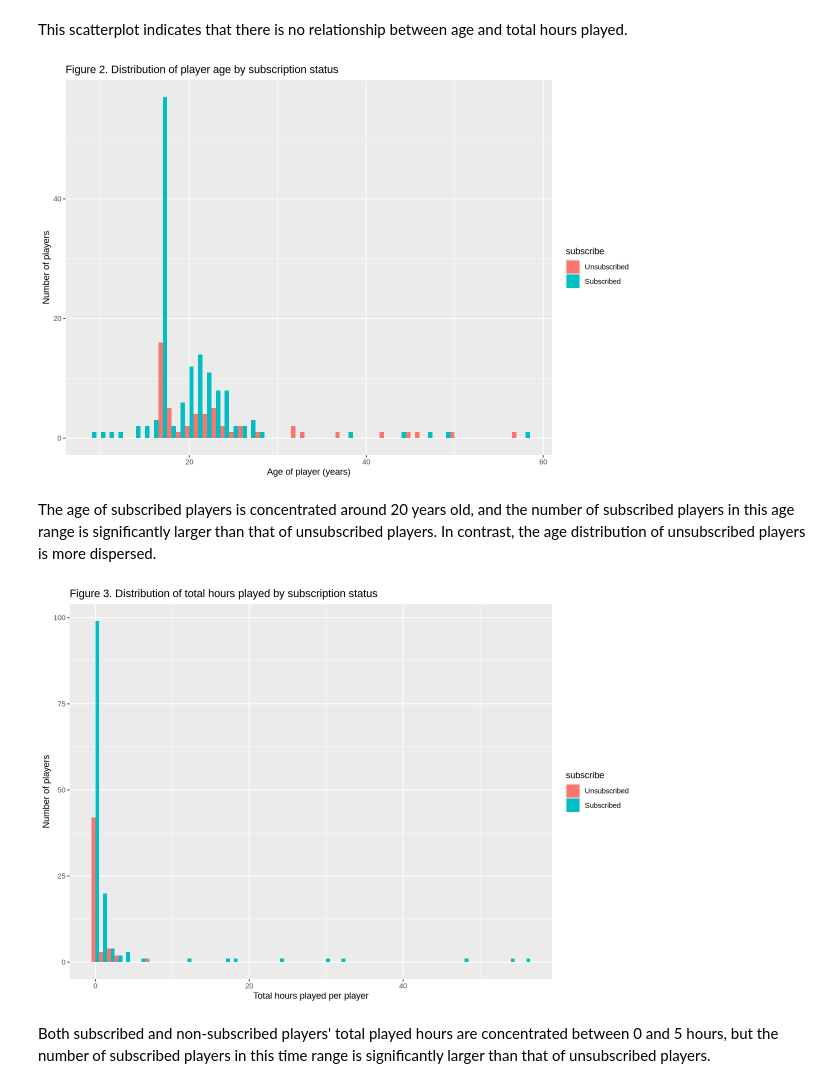
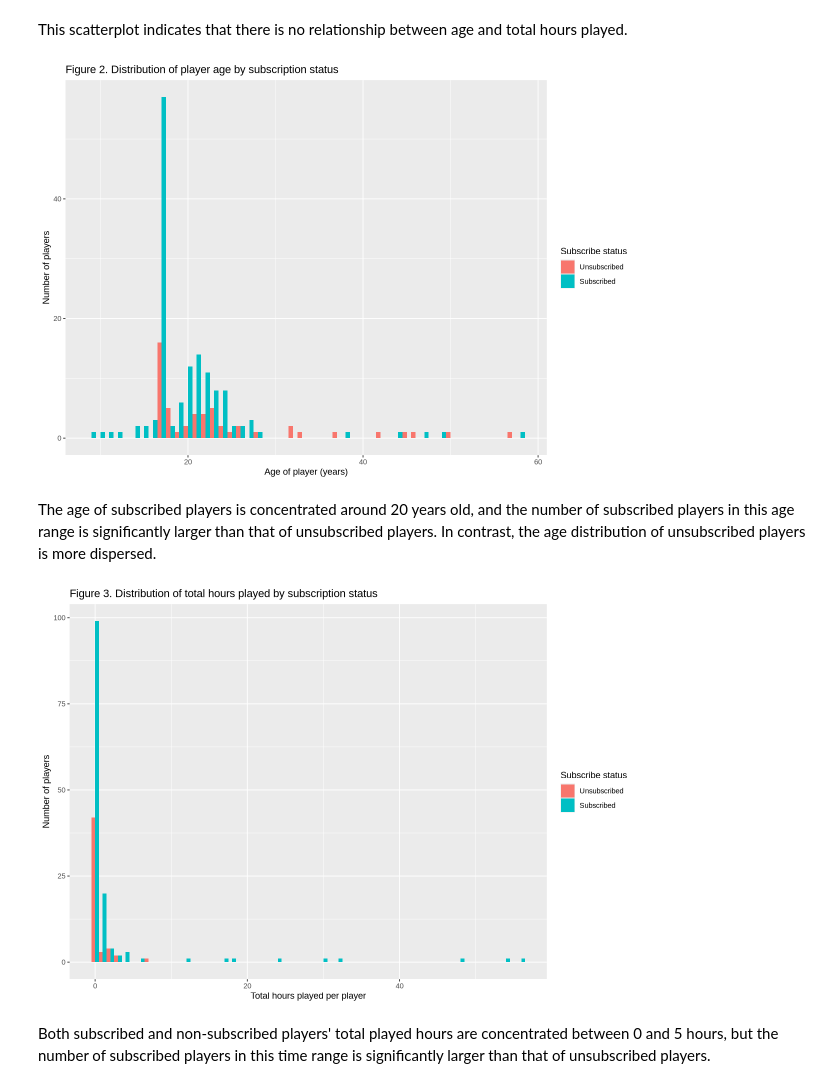
Before and after one commit to katelynteng/group_2_final_project, a Jupyter notebook: group_2_final_project.ipynb, the cells around one changed output. Saved outputs shown, nothing was run; the diff lists cells and outputs as text; code cells hidden in the pictures.

```diff
--- a/group_2_final_project.ipynb
+++ b/group_2_final_project.ipynb
@@ -195,12 +195,12 @@ This scatterplot indicates that there is no relationship between age and total h
 # %%
 age_vs_subscribe <- players_data|>
 ggplot(aes(x=Age, fill=subscribe))+
 geom_histogram(binwidth=1,position="dodge")+
-labs(x="Age of player (years)", y="Number of players")+
+labs(x="Age of player (years)", y="Number of players",fill="Subscribe status")+
 ggtitle("Figure 2. Distribution of player age by subscription status")
 age_vs_subscribe
 # %% [output]
-[figure, old version]
+[figure, new version]
 # %% [markdown]
 The age of subscribed players is concentrated around 20 years old, and the number of subscribed players in this age range is significantly larger than that of unsubscribed players. In contrast, the age distribution of unsubscribed players is more dispersed.
 # %%
@@ -208,11 +208,11 @@ played_hours_vs_subscribe <- players_data|>
 filter(played_hours<=60)|> #Eliminate the influence of outliers
 ggplot(aes(x=played_hours, fill=subscribe))+
 geom_histogram(binwidth=1,position="dodge")+
-labs(x="Total hours played per player", y="Number of players")+
+labs(x="Total hours played per player", y="Number of players",fill="Subscribe status")+
 ggtitle("Figure 3. Distribution of total hours played by subscription status")
 played_hours_vs_subscribe
 # %% [output]
-[figure, old version]
+[figure, new version]
 # %% [markdown]
 Both subscribed and non-subscribed players' total played hours are concentrated between 0 and 5 hours, but the number of subscribed players in this time range is significantly larger than that of unsubscribed players.
 # %% [markdown]
```
Also changed, not shown: parts of 2 cells of this notebook.
